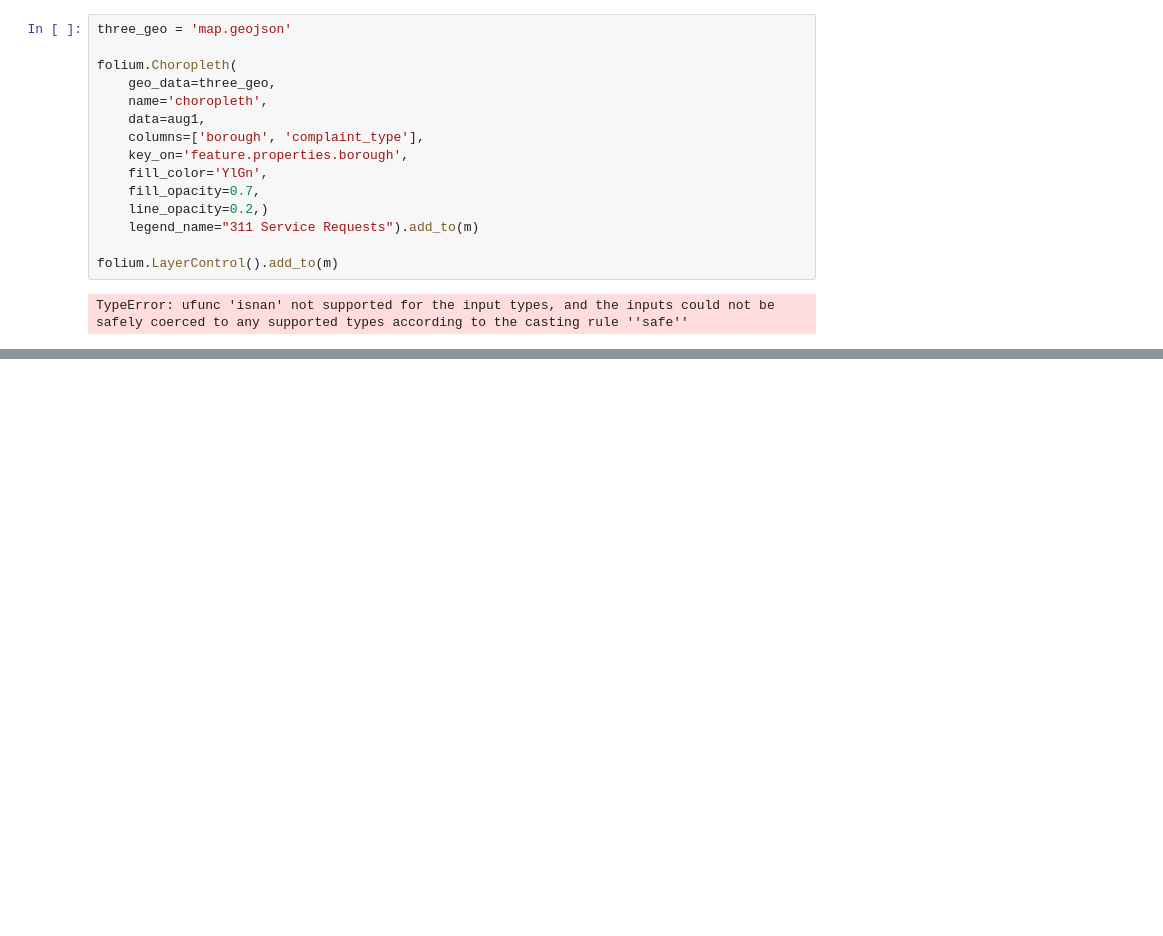
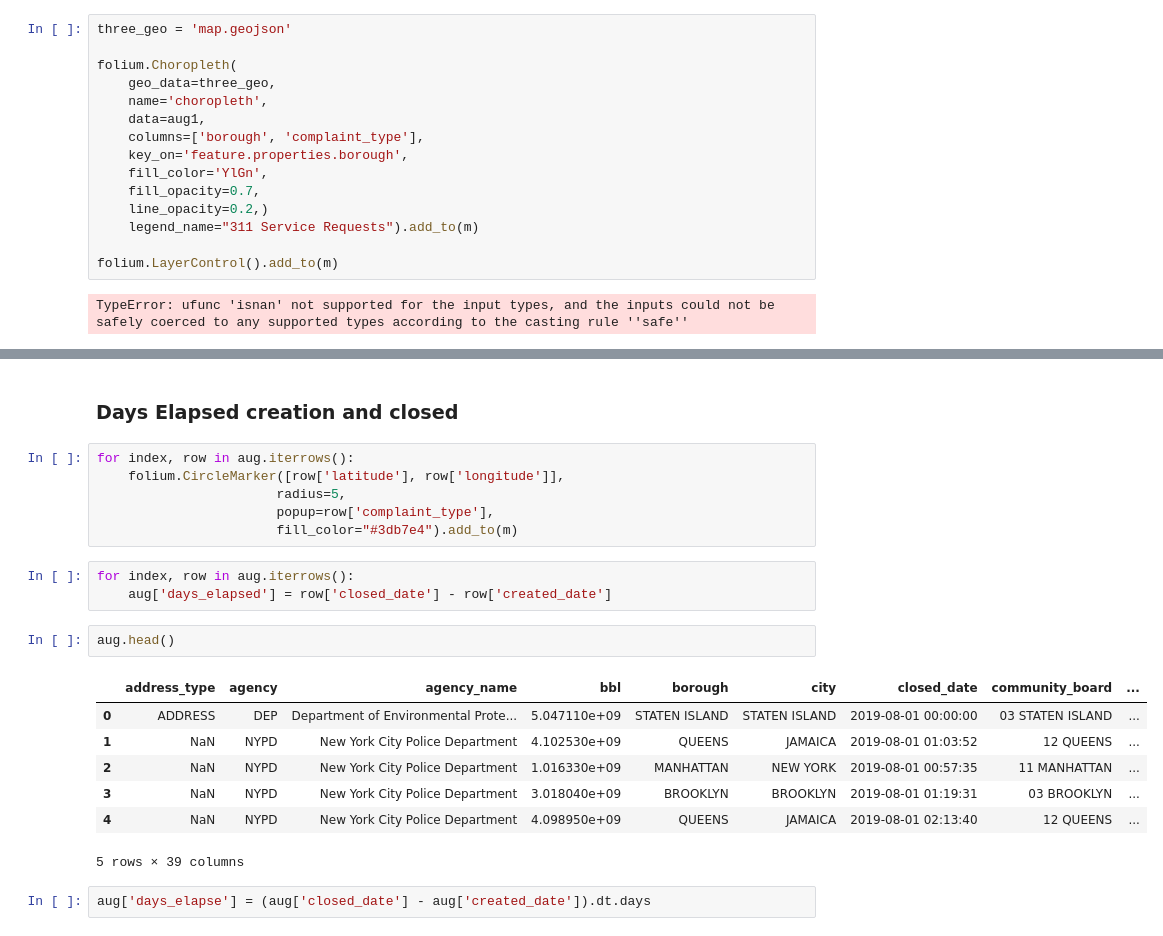
Before and after one commit to whohuhwhat/311_pt4, a Jupyter notebook: Aug_Workbook.ipynb, the cells around one changed output, grey strips where cells are left out. Cells and saved outputs as stored; diff of their text form; blank space fills up the shorter version.

```diff
--- a/Aug_Workbook.ipynb
+++ b/Aug_Workbook.ipynb
@@ -574,0 +591,23 @@ TypeError: ufunc 'isnan' not supported for the input types, and the inputs could
+# %% [markdown]
+### Days Elapsed creation and closed
+# %%
+for index, row in aug.iterrows():
+    folium.CircleMarker([row['latitude'], row['longitude']],
+                       radius=5,
+                       popup=row['complaint_type'],
+                       fill_color="#3db7e4").add_to(m)
+# %%
+for index, row in aug.iterrows():
+    aug['days_elapsed'] = row['closed_date'] - row['created_date']
+# %%
+aug.head()
+# %% [output]
+|  | address_type | agency | agency_name | bbl | borough | city | closed_date | community_board | ... |
+| 0 | ADDRESS | DEP | Department of Environmental Prote... | 5.047110e+09 | STATEN ISLAND | STATEN ISLAND | 2019-08-01 00:00:00 | 03 STATEN ISLAND | ... |
+| 1 | NaN | NYPD | New York City Police Department | 4.102530e+09 | QUEENS | JAMAICA | 2019-08-01 01:03:52 | 12 QUEENS | ... |
+| 2 | NaN | NYPD | New York City Police Department | 1.016330e+09 | MANHATTAN | NEW YORK | 2019-08-01 00:57:35 | 11 MANHATTAN | ... |
+| 3 | NaN | NYPD | New York City Police Department | 3.018040e+09 | BROOKLYN | BROOKLYN | 2019-08-01 01:19:31 | 03 BROOKLYN | ... |
+| 4 | NaN | NYPD | New York City Police Department | 4.098950e+09 | QUEENS | JAMAICA | 2019-08-01 02:13:40 | 12 QUEENS | ... |
+5 rows × 39 columns
+# %%
+aug['days_elapse'] = (aug['closed_date'] - aug['created_date']).dt.days
```
Also changed, not shown: parts of 6 cells of this notebook, 1 other file.
